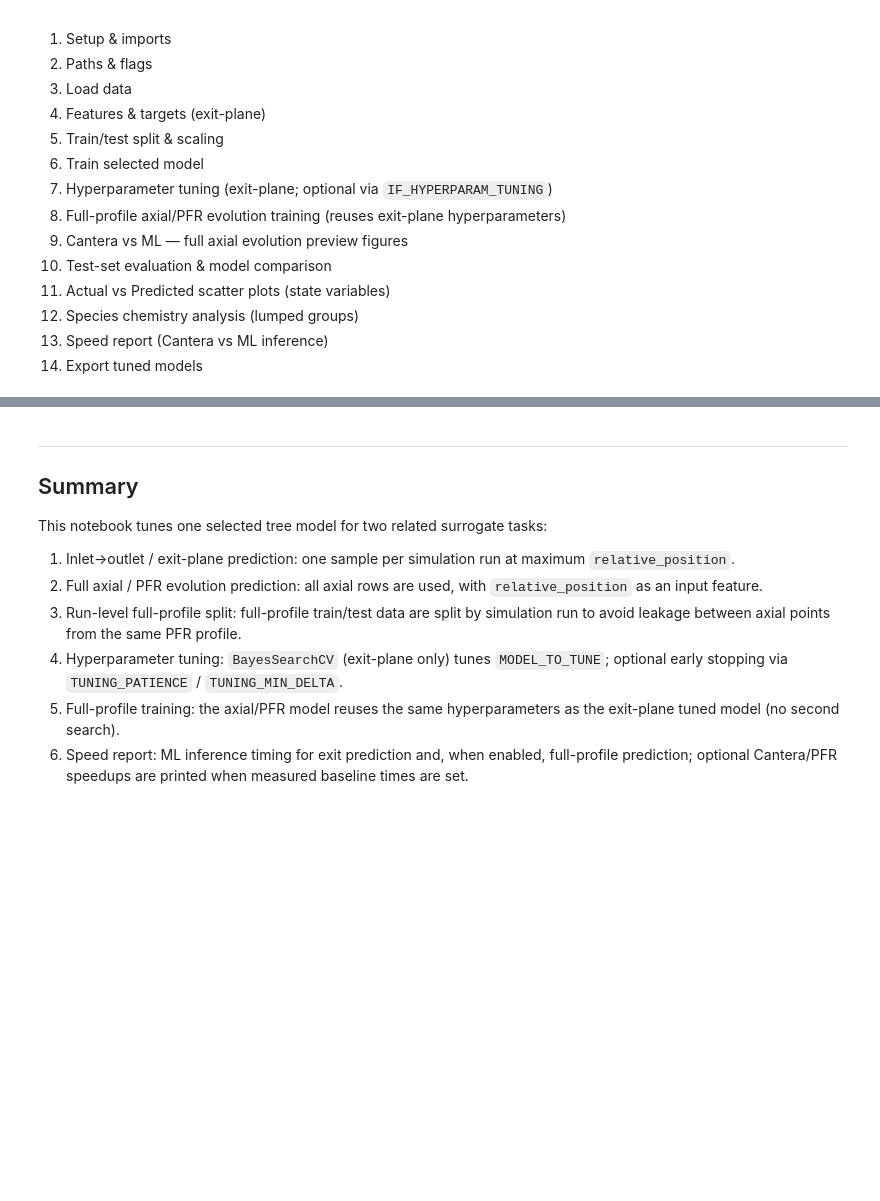
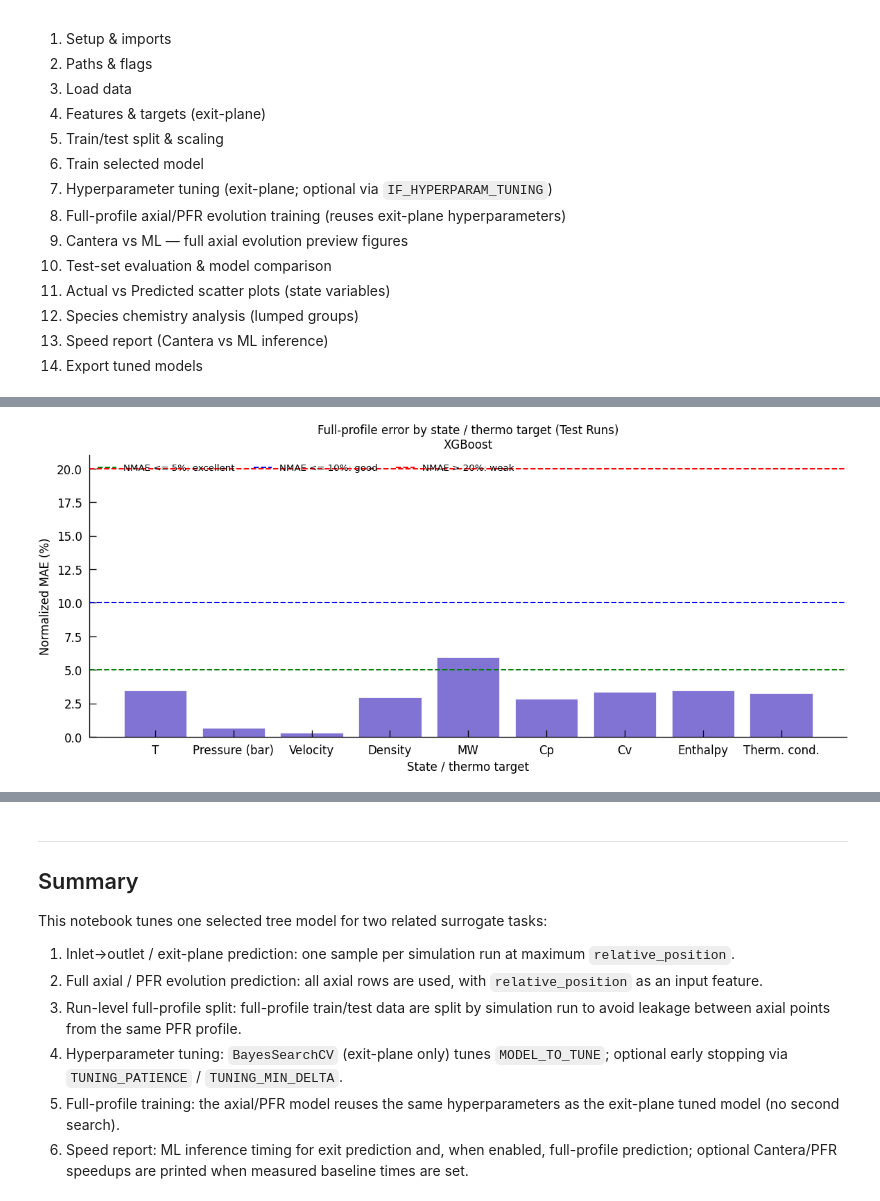
Before and after one commit to karefyllidis/PlugFlowML, a Jupyter notebook: notebooks/Main_5_train_evaluate_tune_tree_model_evolution.ipynb, the cells around one changed output, grey strips where cells are left out. Cells and saved outputs as stored; diff of their text form; code cells hidden in the pictures; blank space fills up the shorter version.

```diff
--- a/notebooks/Main_5_train_evaluate_tune_tree_model_evolution.ipynb
+++ b/notebooks/Main_5_train_evaluate_tune_tree_model_evolution.ipynb
@@ -113,7 +131,7 @@ TRAIN_FULL_PROFILE = True
 FULL_PROFILE_MAX_ROWS = None  # set e.g. 50000 for a quick full-profile training smoke test
 
 # Hyperparameter tuning - using BayesSearchCV (exit-plane only; full-profile reuses these params)
-IF_HYPERPARAM_TUNING = True
+IF_HYPERPARAM_TUNING = False
 TUNING_N_ITER        = 60    # max iterations; early stopping terminates sooner when converged
 TUNING_PATIENCE      = 10    # stop if best CV score hasn't improved for this many iterations
 TUNING_MIN_DELTA     = 5e-4  # minimum absolute score improvement to count as progress
@@ -602,6 +620,20 @@ if TRAIN_FULL_PROFILE:
 
     y_full_train_pred = full_profile_model.predict(X_full_train_s)
     y_full_test_pred = full_profile_model.predict(X_full_test_s)
+
+    from src.utils.profile_predictions import anchor_inlet_profile_predictions
+
+    y_full_test_pred, _n_inlet_anchored = anchor_inlet_profile_predictions(
+        y_full_test_pred,
+        y_full_test.values,
+        full_run_id.loc[X_full_test.index].to_numpy(),
+        X_full_test["relative_position"].to_numpy(),
+    )
+    print(
+        f"  Inlet BC anchoring (test): {_n_inlet_anchored} row(s) "
+        f"at min x/L per run — axial plots share Cantera inlet state."
+    )
+
     full_profile_metrics = {
         'Train_R2': r2_score(y_full_train, y_full_train_pred, multioutput='uniform_average'),
         'Test_R2': r2_score(y_full_test, y_full_test_pred, multioutput='uniform_average'),
@@ -653,33 +685,35 @@ if TRAIN_FULL_PROFILE:
         'thermal_conductivity_WmK': 'Therm. cond.',
     }
 
     fig, ax = plt.subplots(figsize=(10, 4.5))
     labels = [_state_labels.get(t, t) for t in full_state_nmae.keys()]
     ax.bar(labels, full_state_nmae.values(), color='slateblue', edgecolor='white', linewidth=0.5, alpha=0.85)
     ax.axhline(5, color='g', linestyle='--', alpha=1, label='NMAE <= 5%: excellent')
     ax.axhline(10, color='b', linestyle='--', alpha=1, label='NMAE <= 10%: good')
     ax.axhline(20, color='r', linestyle='--', alpha=1, label='NMAE > 20%: weak')
     ax.set_ylabel('Normalized MAE (%)')
     ax.set_xlabel('State / thermo target')
     ax.set_title(f'Full-profile error by state / thermo target (Test Runs)\n{DISPLAY_NAMES.get(MODEL_TO_TUNE, MODEL_TO_TUNE)}')
     ax.tick_params(axis='x', rotation=0)
     ax.legend(loc='upper left', fontsize=8, ncol=3)
     plt.tight_layout()
     if IF_PLOT_EXPORT:
         FIG_DIR.mkdir(parents=True, exist_ok=True)
         fig.savefig(FIG_DIR / 'full_profile_state_thermo_target_nmae.png', dpi=150, bbox_inches='tight')
     if IF_PLOT_SHOWN:
         plt.show()
     plt.close(fig)
 
     print("\nFULL-PROFILE STATE / THERMO ERROR (Normalized MAE %, Test Runs)")
     df_full_state_nmae = pd.DataFrame({
         'Target': list(full_state_nmae.keys()),
         'NMAE_%': list(full_state_nmae.values()),
     })
     print(df_full_state_nmae.to_string(index=False))
 else:
     print("Full-profile workflow disabled (TRAIN_FULL_PROFILE=False).")
+# %% [output]
+[figure, added]
 # %%
 # ═══════════════════════════════════════════════════════════════════════════════
 # 9. CANTERA VS ML — FULL AXIAL EVOLUTION ALONG THE REACTOR
```
Also changed, not shown: parts of 4 cells of this notebook, 11 other files.
